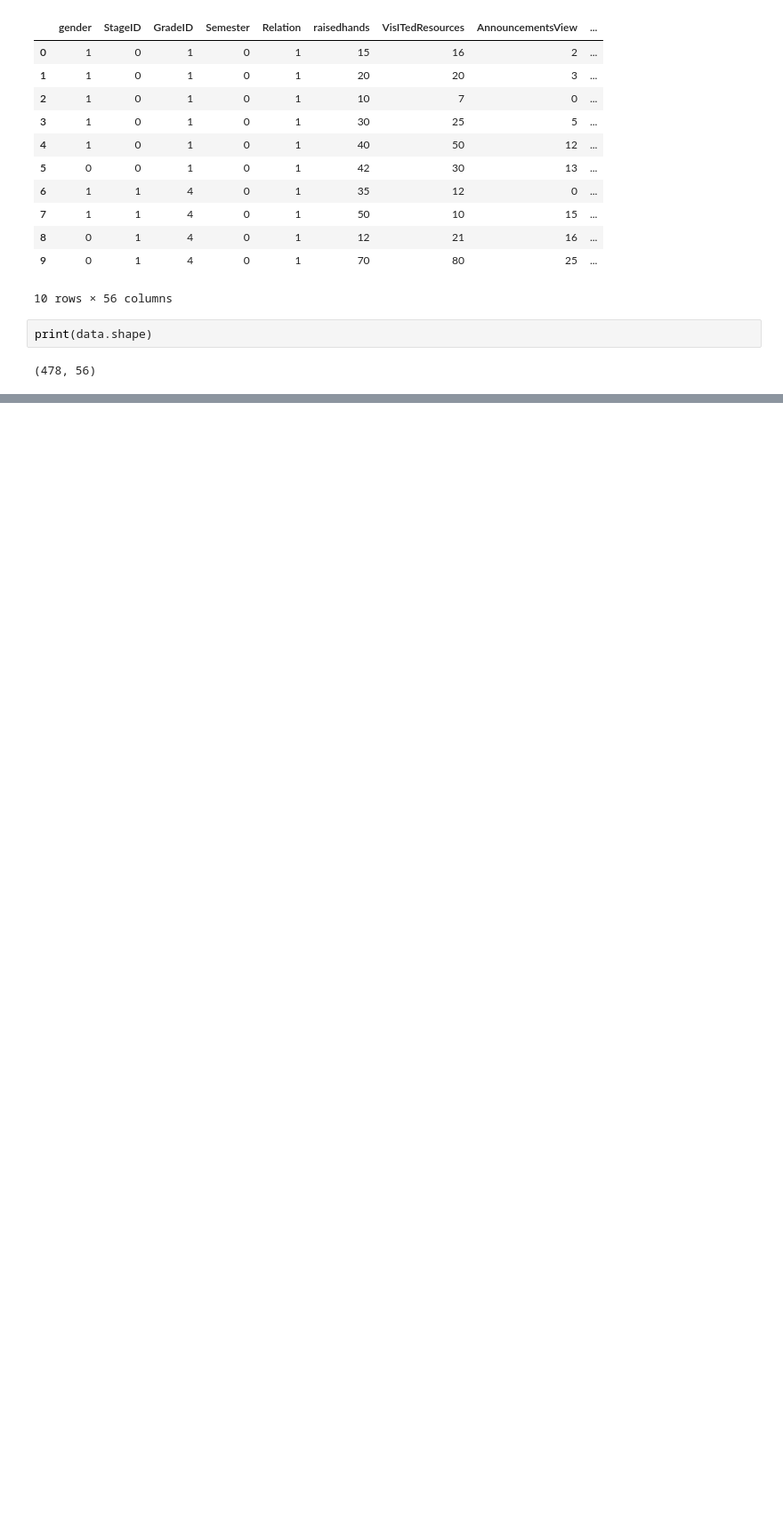
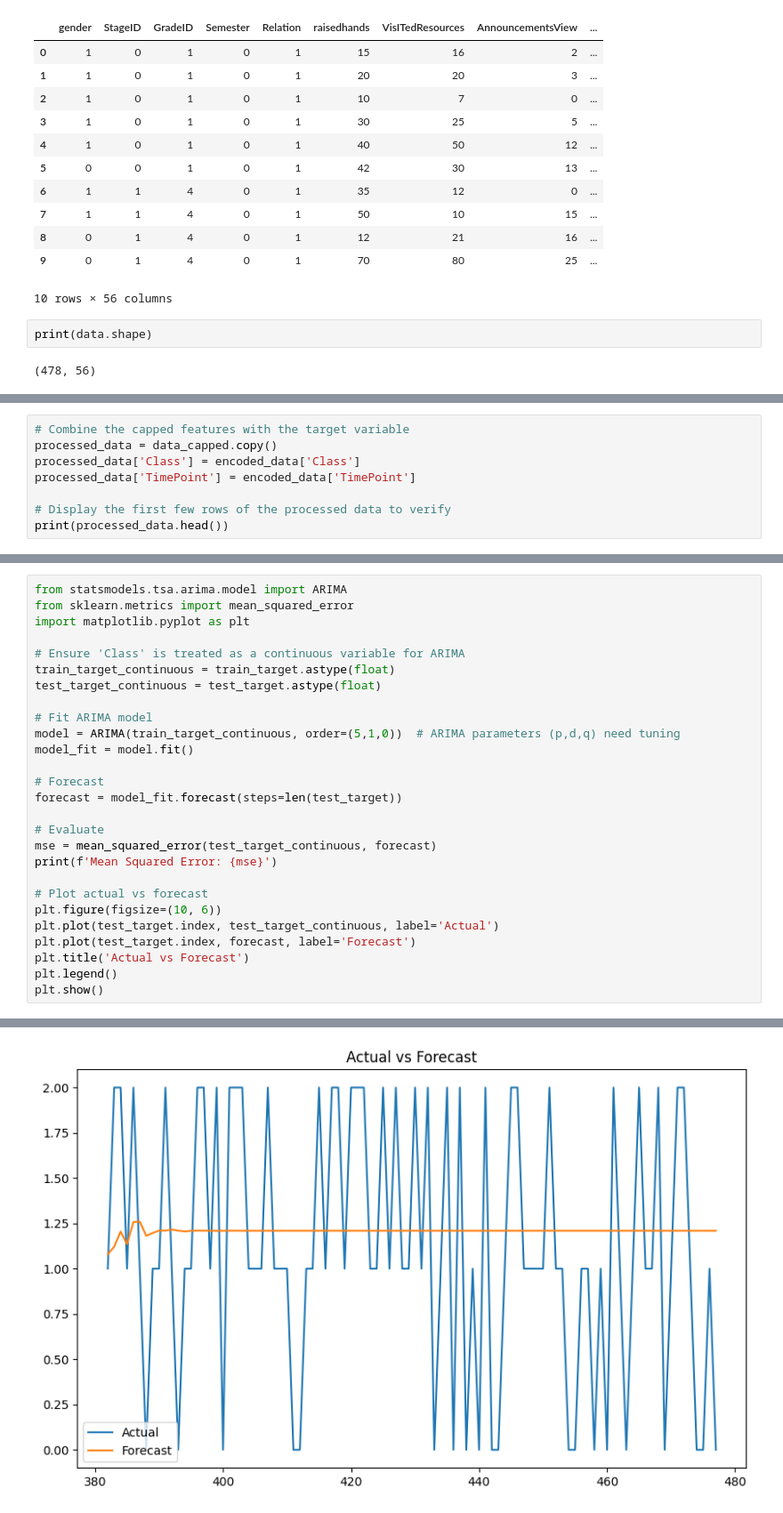
Before and after one commit to FaridRash/HW-SW-B, a Jupyter notebook: Notebooks/Farid/Farid_4th.ipynb, the cells around one changed output, grey strips where cells are left out. Shown at 89% size. Drawn from its saved outputs; the diff is of its cells as text; blank space fills up the shorter version.

```diff
--- a/Notebooks/Farid/Farid_4th.ipynb
+++ b/Notebooks/Farid/Farid_4th.ipynb
@@ -350,0 +425,8 @@ dtype: int64
+# %%
+# Combine the capped features with the target variable
+processed_data = data_capped.copy()
+processed_data['Class'] = encoded_data['Class']
+processed_data['TimePoint'] = encoded_data['TimePoint']
+
+# Display the first few rows of the processed data to verify
+print(processed_data.head())
@@ -350,0 +605,28 @@ dtype: int64
+# %%
+from statsmodels.tsa.arima.model import ARIMA
+from sklearn.metrics import mean_squared_error
+import matplotlib.pyplot as plt
+
+# Ensure 'Class' is treated as a continuous variable for ARIMA
+train_target_continuous = train_target.astype(float)
+test_target_continuous = test_target.astype(float)
+
+# Fit ARIMA model
+model = ARIMA(train_target_continuous, order=(5,1,0))  # ARIMA parameters (p,d,q) need tuning
+model_fit = model.fit()
+
+# Forecast
+forecast = model_fit.forecast(steps=len(test_target))
+
+# Evaluate
+mse = mean_squared_error(test_target_continuous, forecast)
+print(f'Mean Squared Error: {mse}')
+
+# Plot actual vs forecast
+plt.figure(figsize=(10, 6))
+plt.plot(test_target.index, test_target_continuous, label='Actual')
+plt.plot(test_target.index, forecast, label='Forecast')
+plt.title('Actual vs Forecast')
+plt.legend()
+plt.show()
+# %% [output]
@@ -350,0 +634 @@ dtype: int64
+[figure, added]
```
Also changed, not shown: parts of 19 cells of this notebook.
